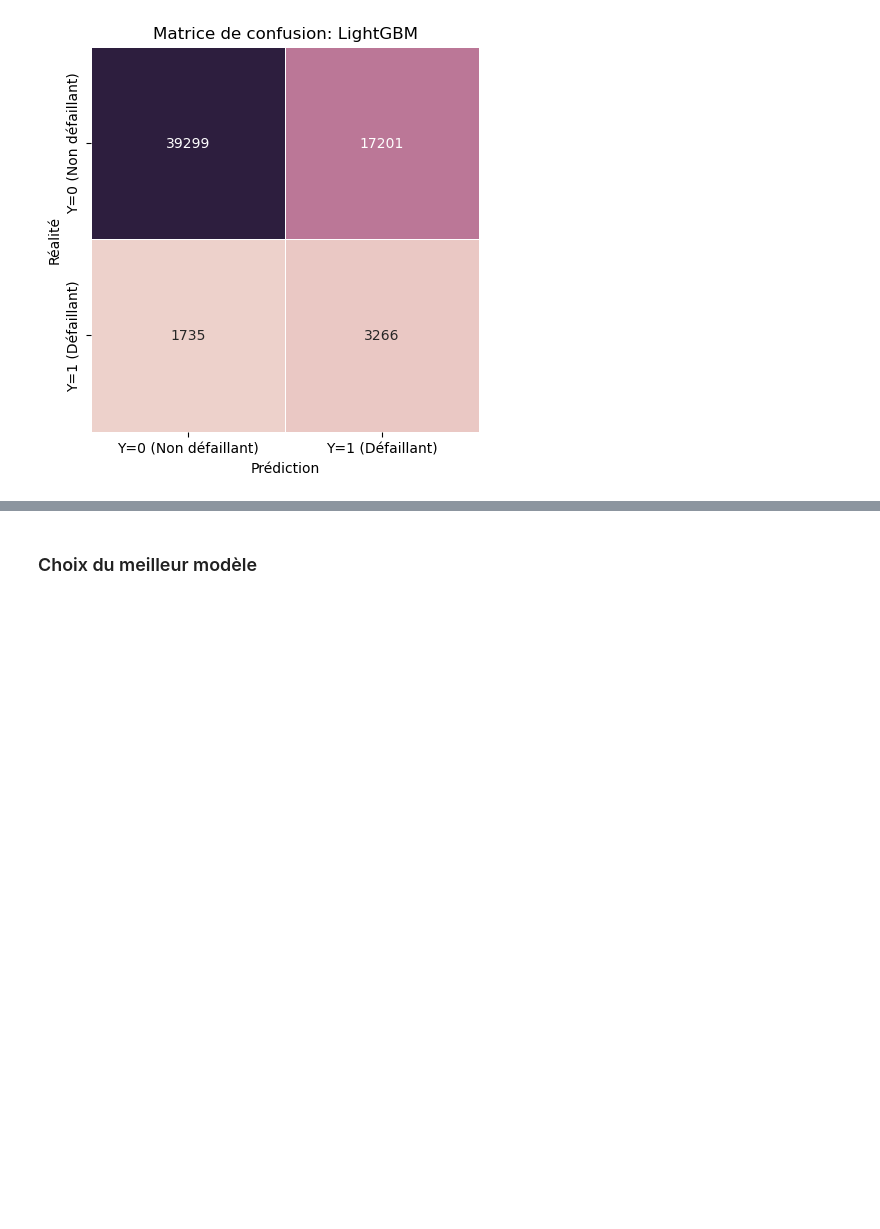
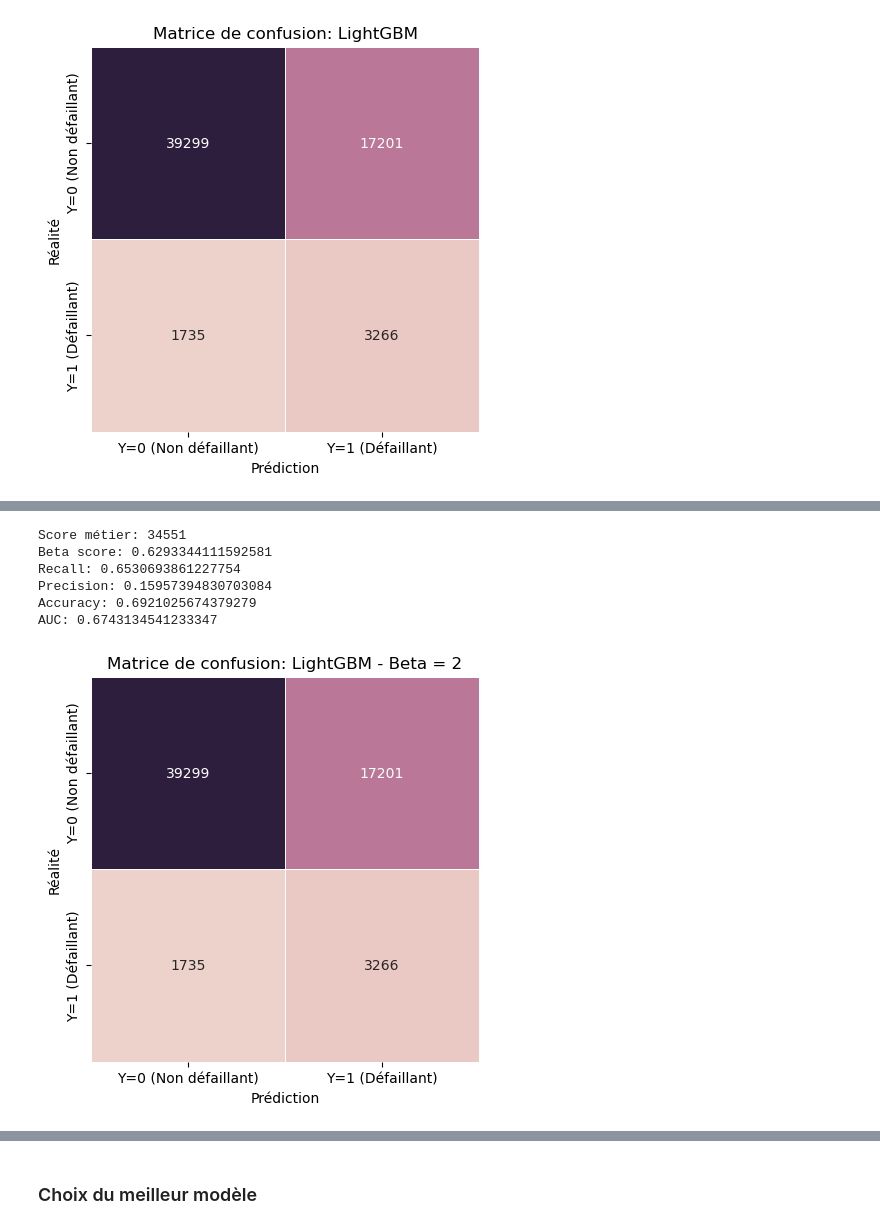
Before and after one commit to Milie-Mimi/OC_DS_Project7_, a Jupyter notebook: GROSCHENE_Emilie_2_model_032023.ipynb, the cells around one changed output, grey strips where cells are left out. Drawn from its saved outputs; the diff is of its cells as text; code cells hidden in the pictures; blank space fills up the shorter version.

```diff
--- a/GROSCHENE_Emilie_2_model_032023.ipynb
+++ b/GROSCHENE_Emilie_2_model_032023.ipynb
@@ -1864,0 +1794,20 @@ dump(model, open('credit_score_model.sav', 'wb'))
+# %%
+# Evaluation sur les données de test
+(biz_lgb_gscv_b2, beta_lgb_gscv_b2, rec_lgb_gscv_b2, prec_lgb_gscv_b2,
+ acc_lgb_gscv_b2, auc_lgb_gscv_b2, y_pred_lgb_gscv_b2) = fct_model.eval_metrics(best_model = lgb_gscv_b2,
+                                                                                xtest = X_test,
+                                                                                ytest = y_test,
+                                                                                beta_value = 9)
+# %% [output]
+Score métier: 34551
+Beta score: 0.6293344111592581
+Recall: 0.6530693861227754
+Precision: 0.15957394830703084
+Accuracy: 0.6921025674379279
+AUC: 0.6743134541233347
+# %%
+fct_model.matrice_confusion(ytest = y_test,
+                            ypred = y_pred_lgb_gscv_b2,
+                            model_name = lgb_name_gscv_b2)
+# %% [output]
+[figure, added]
```
Also changed, not shown: parts of 261 cells of this notebook.
